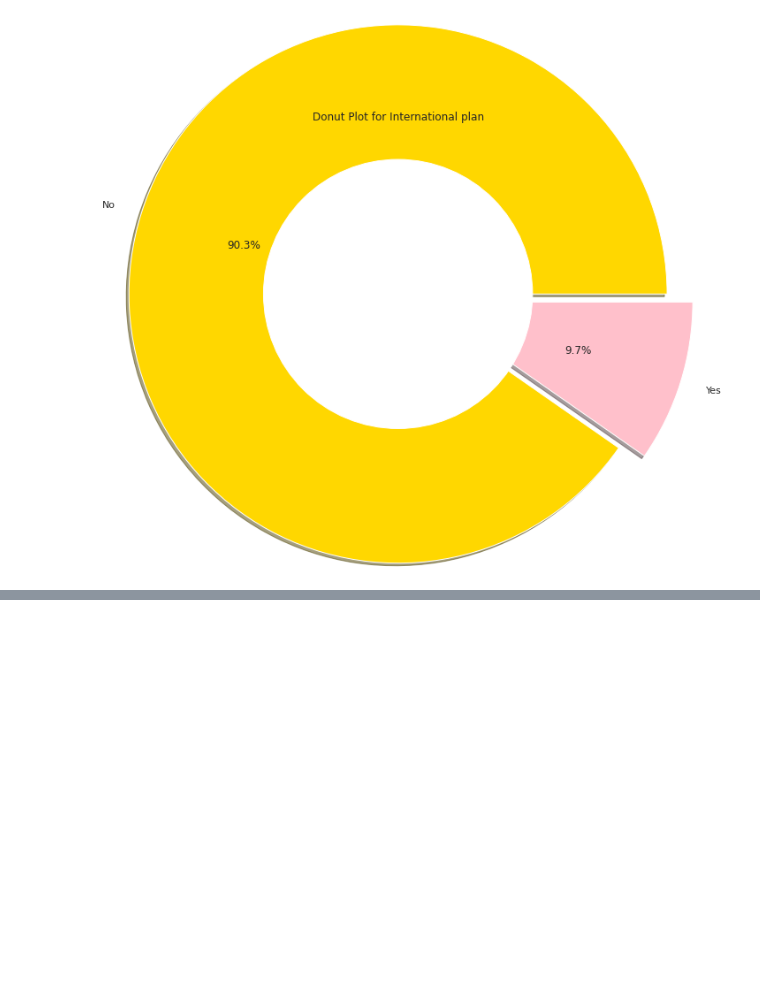
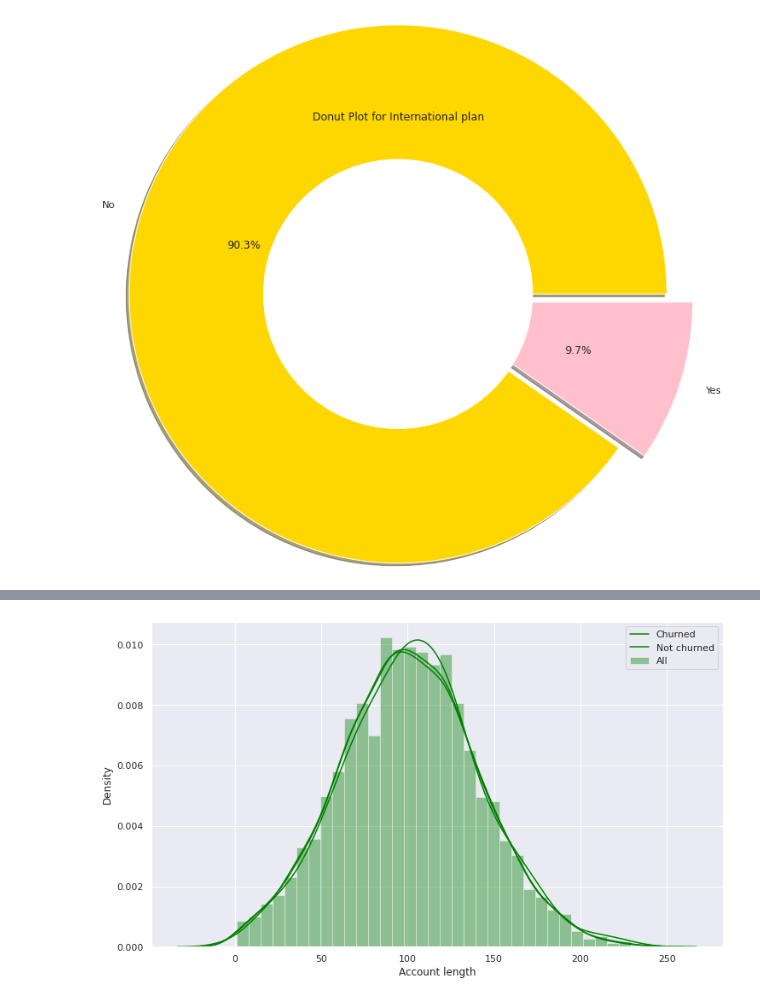
Before and after one commit to Rahul4RJ/rahul-mukharjee, a Jupyter notebook: Telecom_Churn_Analysis_Capstone_Project.ipynb, the cells around one changed output, grey strips where cells are left out. Saved outputs shown, nothing was run; the diff lists cells and outputs as text; code cells hidden in the pictures; blank space fills up the shorter version.

```diff
--- a/Telecom_Churn_Analysis_Capstone_Project.ipynb
+++ b/Telecom_Churn_Analysis_Capstone_Project.ipynb
@@ -380,0 +393,4 @@ plt.show()
+# %%
+#Separating churn and non churn customers
+churn_df     = telecom_df[telecom_df["Churn"] == bool(True)]
+not_churn_df = telecom_df[telecom_df["Churn"] == bool(False)]
@@ -380,0 +403,9 @@ plt.show()
+# %%
+#comparison of churned account length and not churned account length
+sns.distplot(telecom_df['Account length'],color = 'green',label="All")
+sns.distplot(churn_df['Account length'],color = "green",hist=False,label="Churned")
+sns.distplot(not_churn_df['Account length'],color = 'green',hist= False,label="Not churned")
+plt.legend()
+plt.show()
+# %% [output]
+[figure, added]
```
Also changed, not shown: parts of 56 cells of this notebook.
